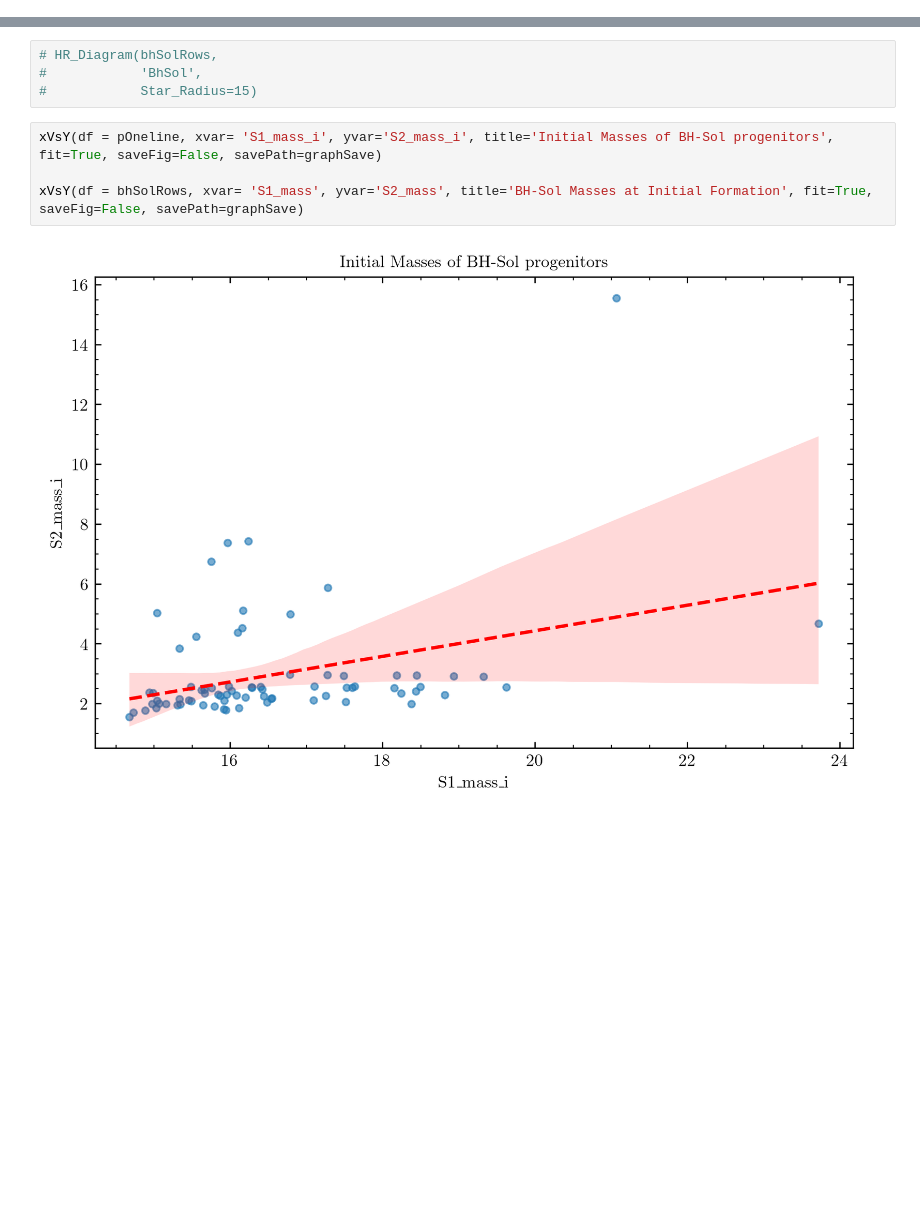
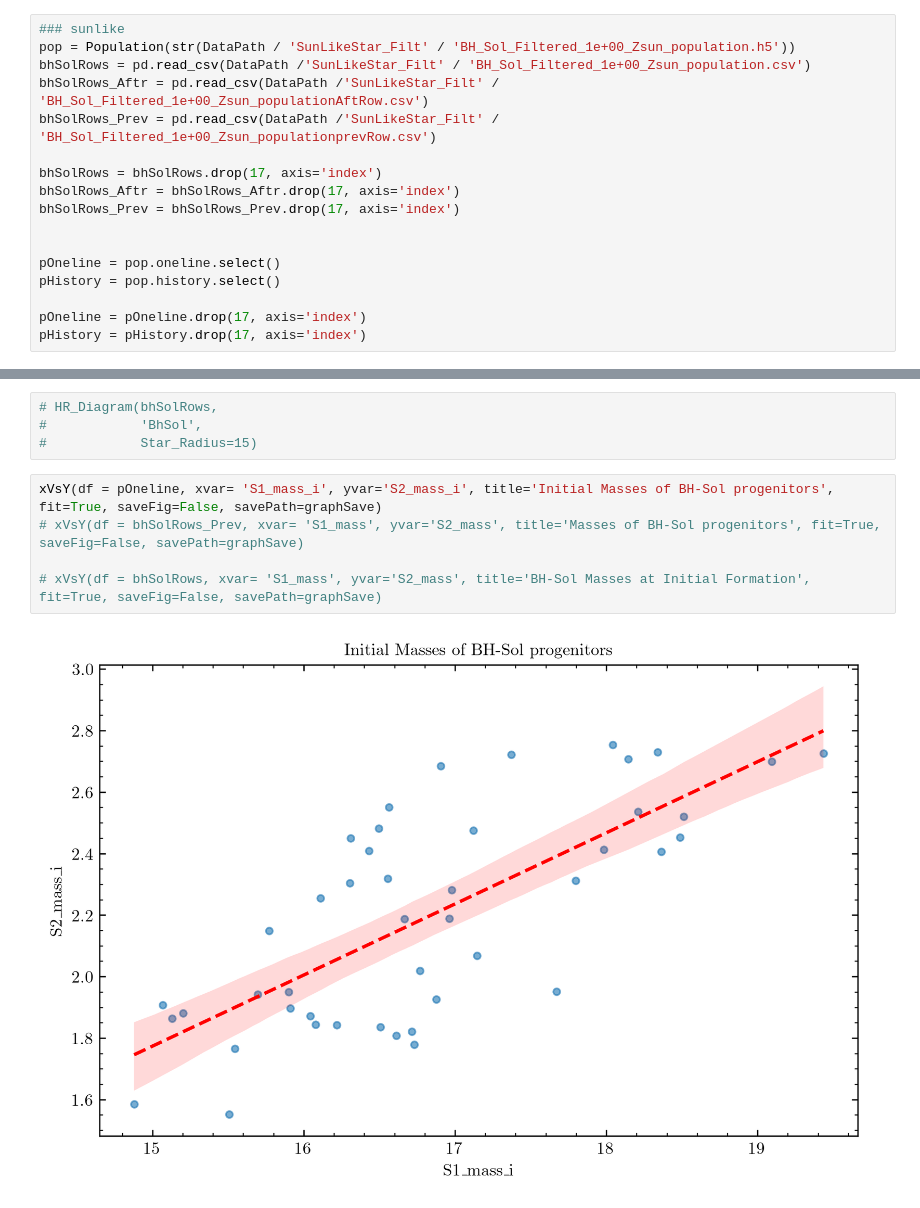
Before and after one commit to PiersonLip/solarBHs, a Jupyter notebook: Notebooks/BHSolGraphin.ipynb, the cells around one changed output, grey strips where cells are left out. Cells and saved outputs as stored; diff of their text form; blank space fills up the shorter version.

Commit message:
whole bunch of new data and graphs

```diff
--- a/Notebooks/BHSolGraphin.ipynb
+++ b/Notebooks/BHSolGraphin.ipynb
@@ -155,3 +155,20 @@ def xVsY(
         plt.savefig(savePath / clean_name, bbox_inches='tight')
 
     plt.show()
+# %%
+### sunlike
+pop = Population(str(DataPath / 'SunLikeStar_Filt' / 'BH_Sol_Filtered_1e+00_Zsun_population.h5'))
+bhSolRows = pd.read_csv(DataPath /'SunLikeStar_Filt' / 'BH_Sol_Filtered_1e+00_Zsun_population.csv')
+bhSolRows_Aftr = pd.read_csv(DataPath /'SunLikeStar_Filt' / 'BH_Sol_Filtered_1e+00_Zsun_populationAftRow.csv')
+bhSolRows_Prev = pd.read_csv(DataPath /'SunLikeStar_Filt' / 'BH_Sol_Filtered_1e+00_Zsun_populationprevRow.csv')
+
+bhSolRows = bhSolRows.drop(17, axis='index')
+bhSolRows_Aftr = bhSolRows_Aftr.drop(17, axis='index')
+bhSolRows_Prev = bhSolRows_Prev.drop(17, axis='index')
+
+
+pOneline = pop.oneline.select()
+pHistory = pop.history.select()
+
+pOneline = pOneline.drop(17, axis='index')
+pHistory = pHistory.drop(17, axis='index')
@@ -322,7 +445,8 @@ genVarHist(slimOP, title='Orbtial Period in Init BH-Sol Systems', xLabel='Orbita
 #            Star_Radius=15)
 # %%
 xVsY(df = pOneline, xvar= 'S1_mass_i', yvar='S2_mass_i', title='Initial Masses of BH-Sol progenitors', fit=True, saveFig=False, savePath=graphSave)
+# xVsY(df = bhSolRows_Prev, xvar= 'S1_mass', yvar='S2_mass', title='Masses of BH-Sol progenitors', fit=True, saveFig=False, savePath=graphSave)
 
-xVsY(df = bhSolRows, xvar= 'S1_mass', yvar='S2_mass', title='BH-Sol Masses at Initial Formation', fit=True, saveFig=False, savePath=graphSave)
+# xVsY(df = bhSolRows, xvar= 'S1_mass', yvar='S2_mass', title='BH-Sol Masses at Initial Formation', fit=True, saveFig=False, savePath=graphSave)
 # %% [output]
-[figure, old version]
+[figure, new version]
```
Also changed, not shown: parts of 35 cells of this notebook, 20 other files.
